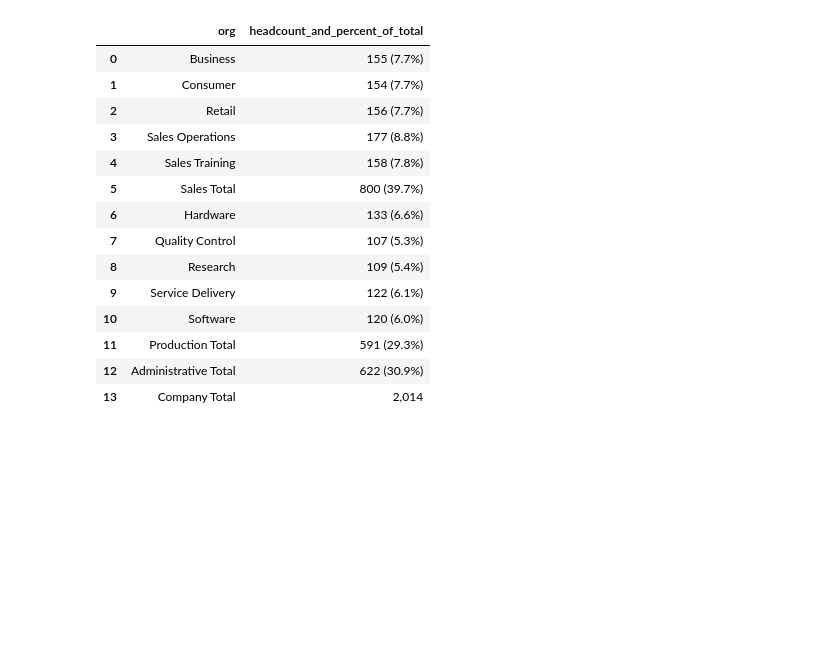
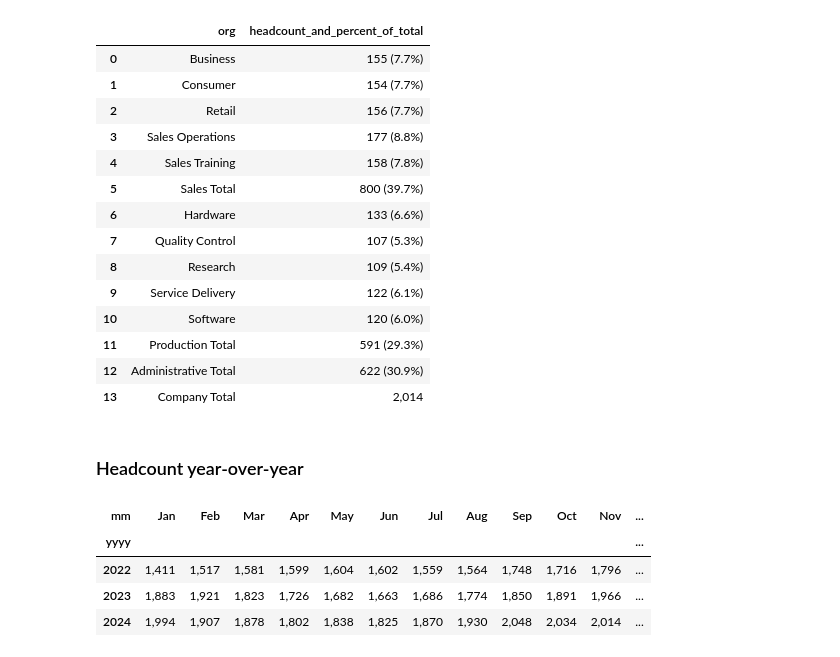
Before and after one commit to AtypicalLogic/fictional_hr_analytics, a Jupyter notebook: analyze/monthly_core_metrics.ipynb, the cells around one changed output. Saved outputs shown, nothing was run; the diff lists cells and outputs as text; code cells hidden in the pictures; blank space fills up the shorter version.

```diff
--- a/analyze/monthly_core_metrics.ipynb
+++ b/analyze/monthly_core_metrics.ipynb
@@ -452,3 +516,39 @@ display_table
 | 11 | Production Total | 591 (29.3%) |
 | 12 | Administrative Total | 622 (30.9%) |
 | 13 | Company Total | 2,014 |
+# %% [markdown]
+### Headcount year-over-year
+# %%
+df_headcount_monthly_yoy = df_monthly.copy(True)
+df_headcount_monthly_yoy['yyyy'] = df_headcount_monthly_yoy['ds'].dt.year
+df_headcount_monthly_yoy['mm'] = df_headcount_monthly_yoy['ds'].dt.month
+df_headcount_monthly_yoy['mmm'] = df_headcount_monthly_yoy['ds'].dt.strftime('%b')
+
+mask_ds = (df_headcount_monthly_yoy.ds_start <= current_month) \
+    & (df_headcount_monthly_yoy.ds_start >= '2022-01-01')
+
+df_pivoted = df_headcount_monthly_yoy[mask_ds] \
+    [['yyyy', 'mm', 'mmm', 'ds', 'ds_start', 'n_active_employees', 'avg_active_employees', 'attrition_rate']] \
+    .pivot_table(index='yyyy', columns='mm', values='n_active_employees')
+
+# create a mapping from month number to abbreviation then rename the columns
+month_map = {i: pd.Timestamp(f'2023-{i:02d}-01').strftime('%b') for i in df_pivoted.columns}
+df_pivoted = df_pivoted.rename(columns=month_map)
+
+# create formatting for each column then display
+# not necessary when displaying into plot
+def num_or_blank(x):
+    return '' if pd.isnull(x) else f'{int(x):,}'
+
+formatters = {
+    col: num_or_blank if str(col) else None
+    for col in df_pivoted.columns
+}
+
+df_pivoted.style.format(formatters)
+# %% [output]
+| mm | Jan | Feb | Mar | Apr | May | Jun | Jul | Aug | Sep | Oct | Nov | ... |
+| yyyy |  |  |  |  |  |  |  |  |  |  |  | ... |
+| 2022 | 1,411 | 1,517 | 1,581 | 1,599 | 1,604 | 1,602 | 1,559 | 1,564 | 1,748 | 1,716 | 1,796 | ... |
+| 2023 | 1,883 | 1,921 | 1,823 | 1,726 | 1,682 | 1,663 | 1,686 | 1,774 | 1,850 | 1,891 | 1,966 | ... |
+| 2024 | 1,994 | 1,907 | 1,878 | 1,802 | 1,838 | 1,825 | 1,870 | 1,930 | 2,048 | 2,034 | 2,014 | ... |
```
Also changed, not shown: parts of 44 cells of this notebook.
